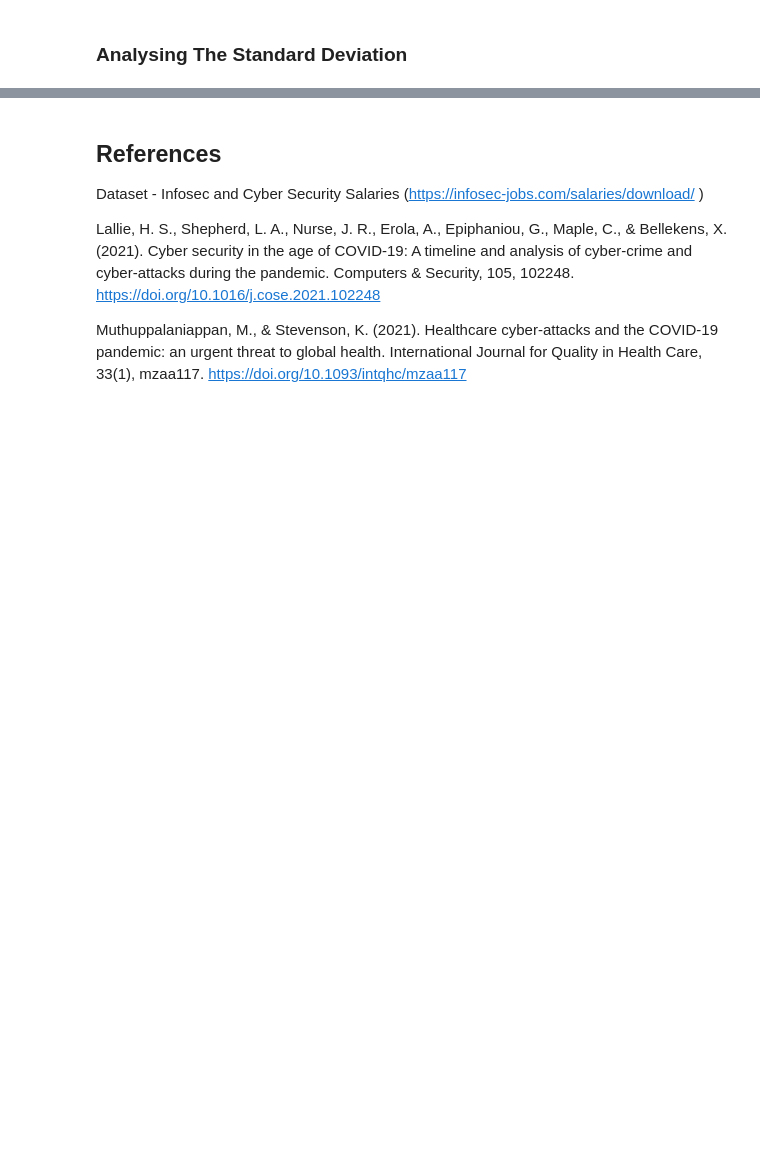
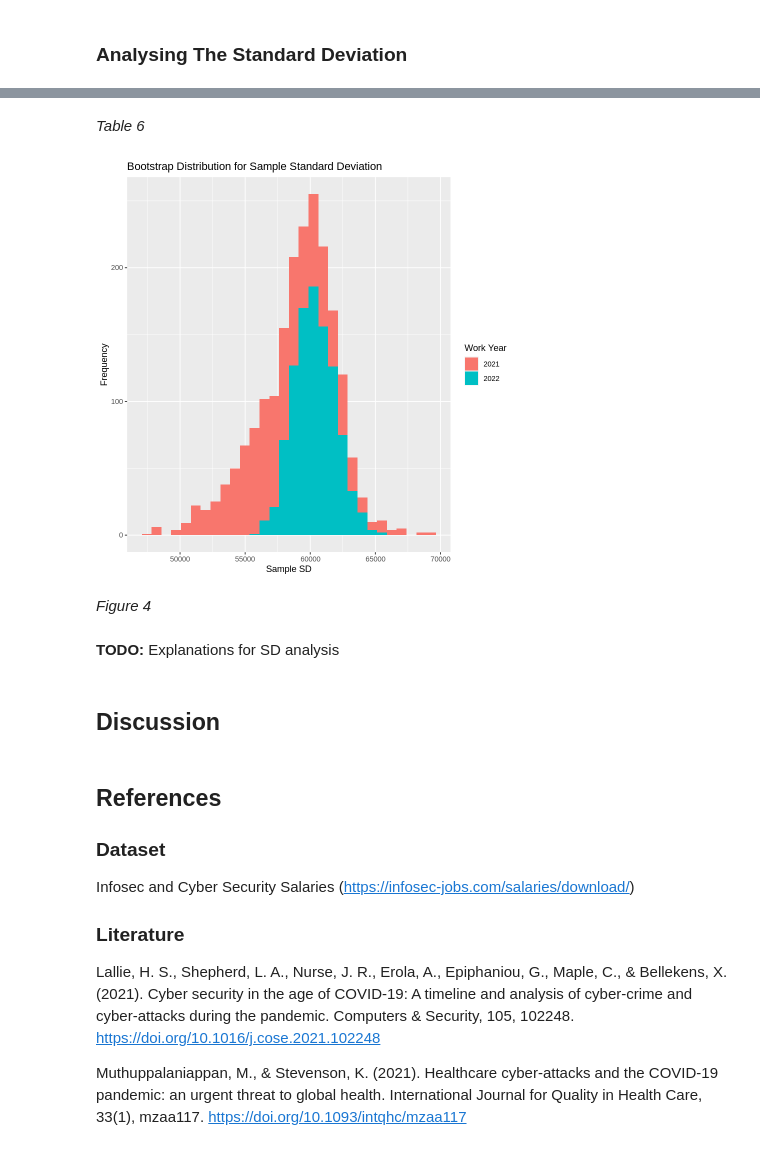
Before and after one commit to joelbonnie/CyberSecSalaryInference, a Jupyter notebook: finalReport.ipynb, the cells around one changed output, grey strips where cells are left out. Drawn from its saved outputs; the diff is of its cells as text; code cells hidden in the pictures; blank space fills up the shorter version.

Commit message:
Finished code for sd bootstrap dist

```diff
--- a/finalReport.ipynb
+++ b/finalReport.ipynb
@@ -290,3 +278,12 @@ Since the hypothesised difference, i.e., 0 does not lie in the 90% confidence in
 **TODO:** Bootstrapping vs CLT
 # %% [markdown]
 ### Analysing The Standard Deviation
+# %%
+set.seed(1000)
+# creating the boostrap data frame for standard deviation
+sd_bootstrap <-
+    money_relevant %>%
+    rep_sample_n(size = nrow(money_relevant), reps = 1000, replace = TRUE) %>%
+    group_by(replicate,work_year) %>%
+    summarise(sd_salary = sd(salary_in_usd))
+head(sd_bootstrap)
@@ -293,8 +302,29 @@ Since the hypothesised difference, i.e., 0 does not lie in the 90% confidence in
+# %% [markdown]
+*Table 6*
+# %%
+# creating the bootstrap distribution
+sd_bootstrap_dist <- sd_bootstrap %>%
+    ggplot() +
+    geom_histogram(aes(x = sd_salary,fill = work_year),
+                   bins = 30) +
+    labs(fill = 'Work Year', x = 'Sample SD', y = 'Frequency') +
+    ggtitle('Bootstrap Distribution for Sample Standard Deviation')
+sd_bootstrap_dist
+# %% [output]
+[figure, added]
+# %% [markdown]
+*Figure 4*
+# %% [markdown]
+**TODO:** Explanations for SD analysis
+# %% [markdown]
+## Discussion
 # %% [markdown]
 ## References
-Dataset - Infosec and Cyber Security Salaries
-(https://infosec-jobs.com/salaries/download/ )
+### Dataset
+Infosec and Cyber Security Salaries
+(https://infosec-jobs.com/salaries/download/)
 
+### Literature
 Lallie, H. S., Shepherd, L. A., Nurse, J. R., Erola, A., Epiphaniou, G., Maple, C., & Bellekens, X. (2021). Cyber security in the age of COVID-19: A timeline and analysis of cyber-crime and cyber-attacks during the pandemic. Computers & Security, 105, 102248.
 https://doi.org/10.1016/j.cose.2021.102248
 
```
Also changed, not shown: parts of 7 cells of this notebook.
